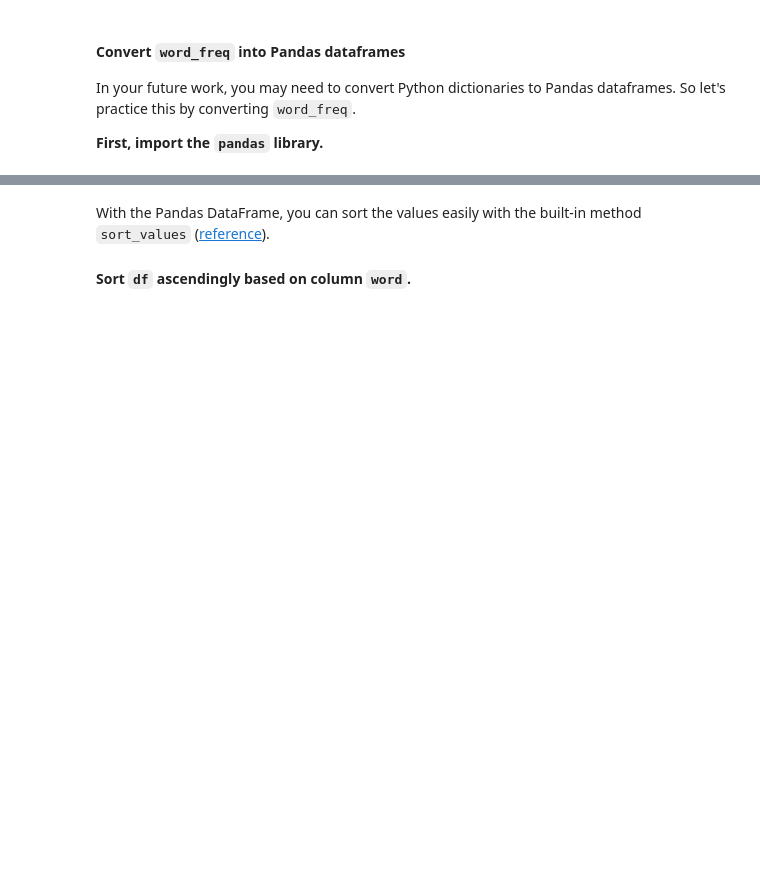
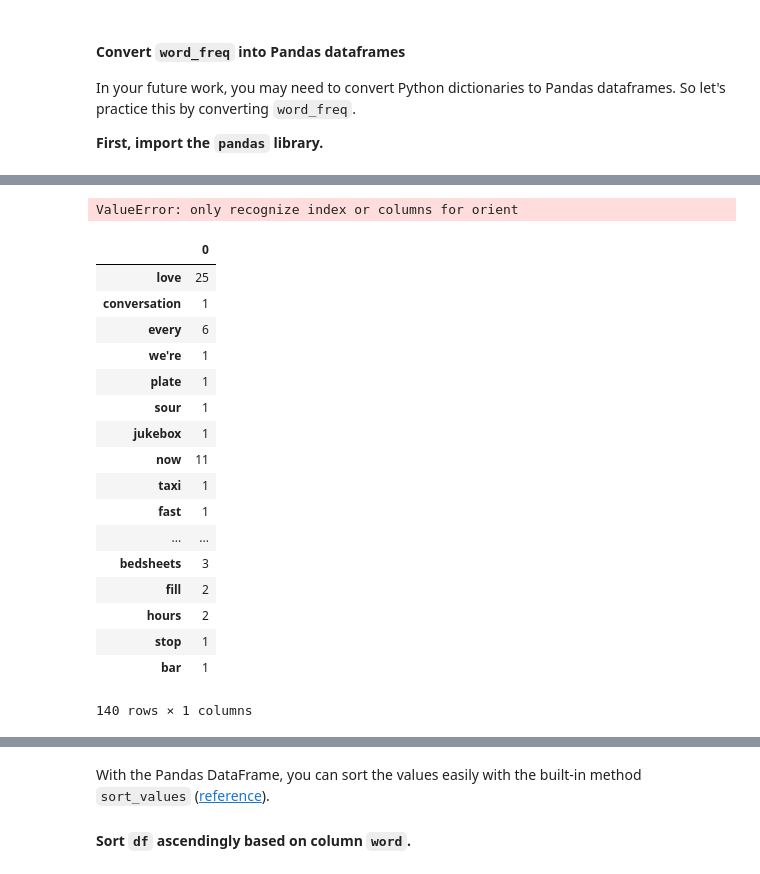
Before and after one commit to ironhacksao-datateam/june2019-ft, a Jupyter notebook: week_1/03_lab_tuple_set_dict_challenge1_week1/your-code/03_lab_tuple_set_dict_challenge3_week1.ipynb, the cells around one changed output, grey strips where cells are left out. Saved outputs shown, nothing was run; the diff lists cells and outputs as text; code cells hidden in the pictures; blank space fills up the shorter version.

Commit message:
resolved 03_lab_tuple_set_dict_challenge3_week1

```diff
--- a/week_1/03_lab_tuple_set_dict_challenge1_week1/your-code/03_lab_tuple_set_dict_challenge3_week1.ipynb
+++ b/week_1/03_lab_tuple_set_dict_challenge1_week1/your-code/03_lab_tuple_set_dict_challenge3_week1.ipynb
@@ -100,0 +163,27 @@ Assign the converted value to a variable called `df`. The first few rows of `df`
+# %%
+# method 2
+df = pd.DataFrame.from_dict(word_freq,
+                           orient='column')
+# %% [output]
+ValueError: only recognize index or columns for orient
+# %%
+df
+# %% [output]
+|  | 0 |
+| love | 25 |
+| conversation | 1 |
+| every | 6 |
+| we're | 1 |
+| plate | 1 |
+| sour | 1 |
+| jukebox | 1 |
+| now | 11 |
+| taxi | 1 |
+| fast | 1 |
+| ... | ... |
+| bedsheets | 3 |
+| fill | 2 |
+| hours | 2 |
+| stop | 1 |
+| bar | 1 |
+140 rows × 1 columns
```
Also changed, not shown: parts of 25 cells of this notebook.
